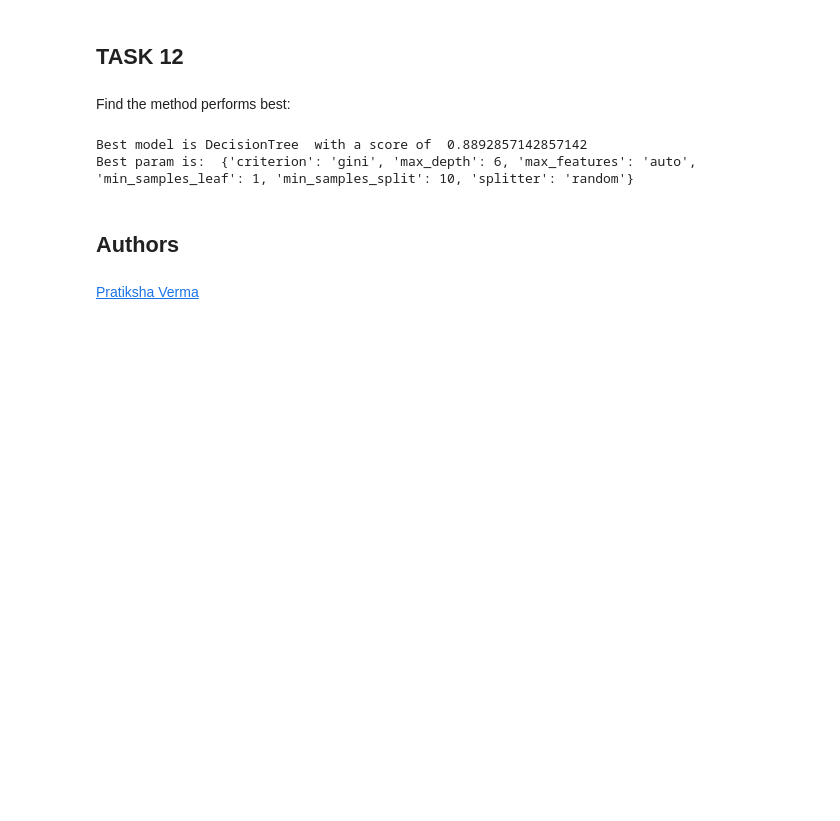
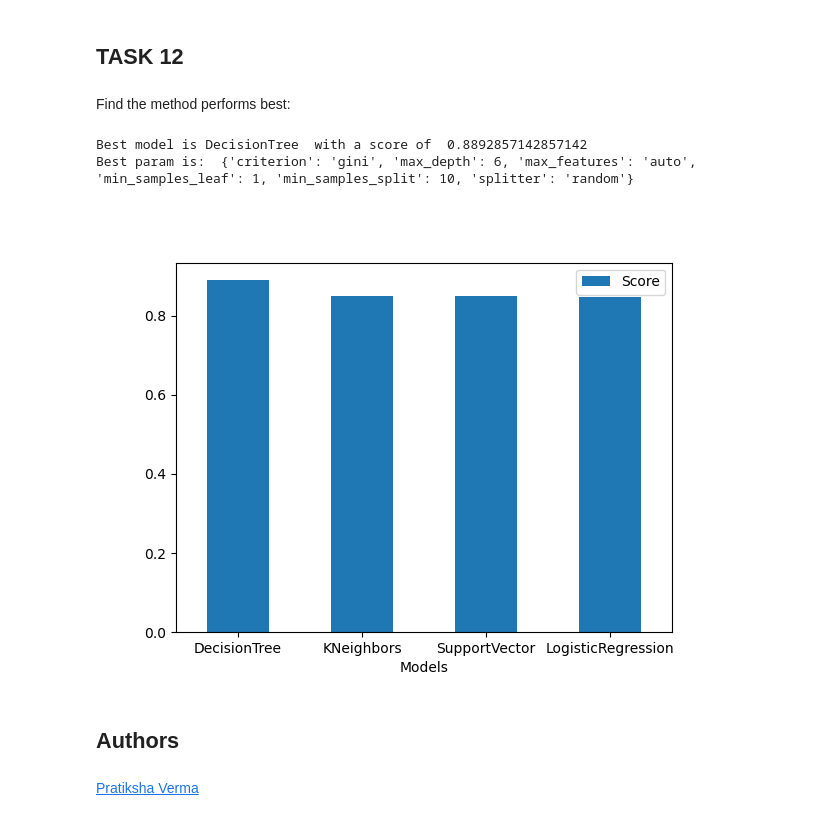
Before and after one commit to wugaxp/IBM-DS0720EN-Data-Science-and-Machine-Learning-Capstone-Project, a Jupyter notebook: L4-Machine Learning Prediction.ipynb, the cells around one changed output. Cells and saved outputs as stored; diff of their text form; code cells hidden in the pictures; blank space fills up the shorter version.

```diff
--- a/L4-Machine Learning Prediction.ipynb
+++ b/L4-Machine Learning Prediction.ipynb
@@ -356,6 +356,16 @@ if bestalgorithm == 'SupportVector':
 # %% [output]
 Best model is DecisionTree  with a score of  0.8892857142857142
 Best param is:  {'criterion': 'gini', 'max_depth': 6, 'max_features': 'auto', 'min_samples_leaf': 1, 'min_samples_split': 10, 'splitter': 'random'}
+# %%
+pdscore = pd.Series(models).to_frame()
+pdscore.reset_index(inplace = True)
+pdscore.columns = ['Models','Score']
+pdscore.head()
+pdscore = pdscore.sort_values('Score', ascending = False)
+pdscore.plot.bar(x='Models', y='Score', rot=0)
+plt.show()
+# %% [output]
+[figure, added]
 # %% [markdown]
 ## Authors
 # %% [markdown]
```
